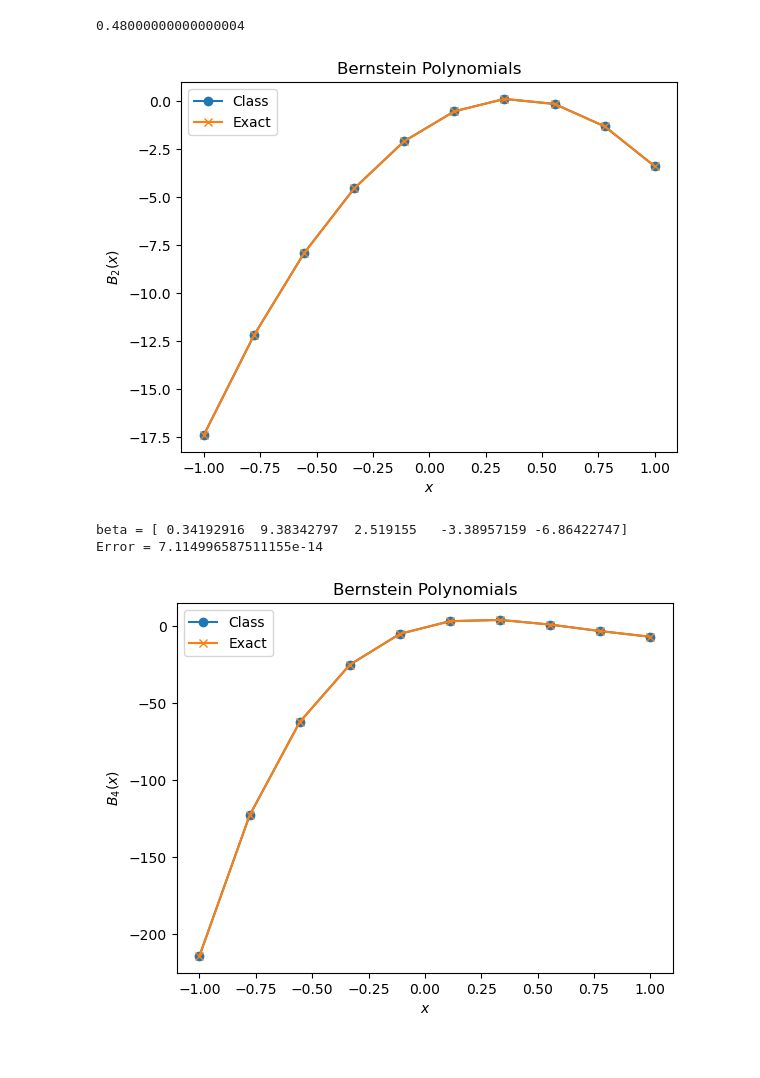
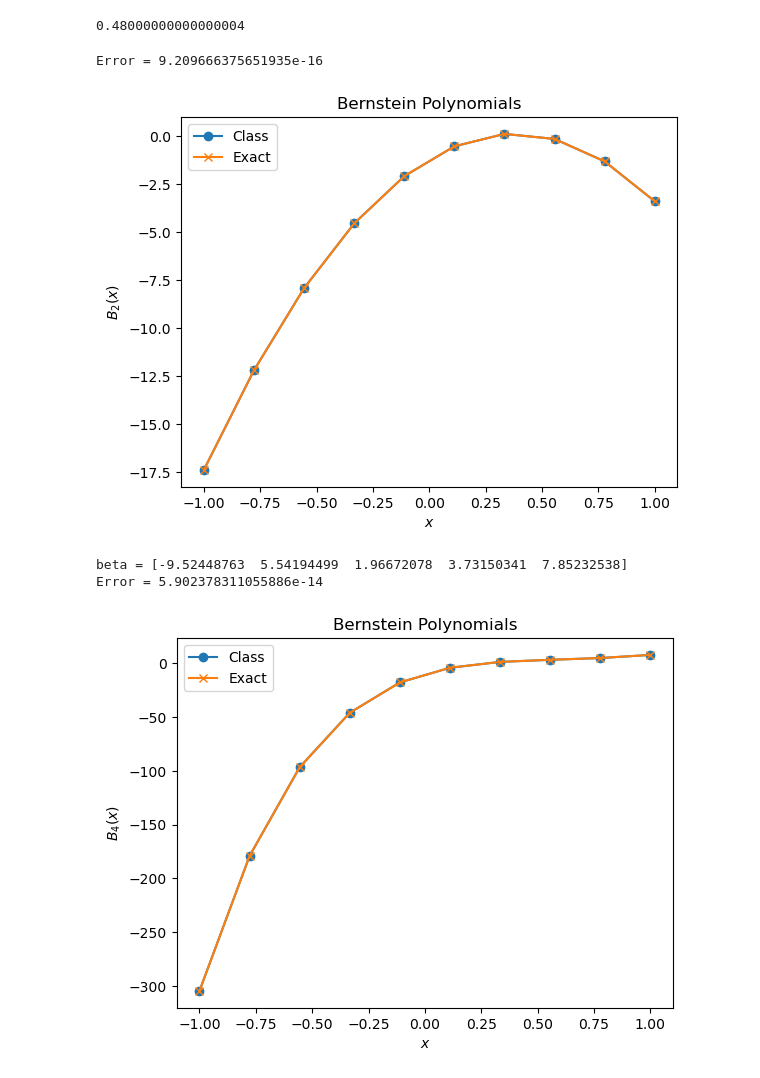
Before and after one commit to colecooper100/vorpy, a Jupyter notebook: bs_weight_function.ipynb, the cells around one changed output. Drawn from its saved outputs; the diff is of its cells as text; code cells hidden in the pictures.

```diff
--- a/bs_weight_function.ipynb
+++ b/bs_weight_function.ipynb
@@ -97,37 +105,37 @@ that is, the $n$-th recurrence of the $0$-th control point.
 **The Implementation of De Casteljau's algorithm** will compute the recurrence levels in descending order and the control points in ascending order. That is, we start with $r = n$ and $i = 0$ and end with $r = 0$ and $i = n$.
 # %%
 class BernsteinPolynomial:
-    def __init__(self, beta):
-        self.set_beta(beta)
+    def __init__(self, order):
+        self.order = int(order)
+        # Initialize the weights to all ones
+        self.weights = np.ones(order + 1)
+        # print('(DEBUG: BP class) self.weights (1) =', self.weights)
 
     # def __repr__(self):
-    #     return f'BernsteinPolynomial({self.beta})'
+    #     return f'BernsteinPolynomial({self.weights})'
 
-    def set_beta(self, beta):
-        self.beta = beta
-        self.n = len(beta) - 1
+    def set_weights(self, weights):
+        self.weights = weights
+        # print('(DEBUG: BP class) self.weights (2) =', self.weights)
+        self.order = len(weights) - 1
 
-    def __call__(self, x0, beta=None):
-        # print('(DEBUG) self.beta =', self.beta)
-        # print('(DEBUG) self.n =', self.n)
+    def __call__(self, x0):
         # print('(DEBUG) x0 =', x0)
-
-        if beta is not None:
-            self.set_beta(beta)
-
-        alpha = np.zeros((self.n + 1, self.n + 1))
+        # print('(DEBUG) weights =', weights)
+        alpha = np.zeros((self.order + 1, self.order + 1))
         # -1 because range does not include the last value
-        for i in range(self.n, -1, -1):
+        for i in range(self.order, -1, -1):
             # print('(DEBUG) i =', i)
             # + 1 because range does not include the last value
-            for r in range(0, self.n - i + 1):
+            for r in range(0, self.order - i + 1):
                 # print('(DEBUG) r =', r)
                 if r == 0:
-                    # print(f'(DEBUG) r==0, alpha[{r}, {i}] =' , self.beta[i])
-                    alpha[r, i] = self.beta[i]
+                    # print(f'(DEBUG) r==0, alpha[{r}, {i}] =' , self.weights[i])
+                    # print('(DEBUG: BP class) self.weights (3) =', self.weights)
+                    alpha[r, i] = self.weights[i]
                 else:
                     alpha[r, i] = alpha[r - 1, i] * (1 - x0) + alpha[r-1, i + 1] * x0
 
         # print('(DEBUG) alpha =\n', alpha)
-        return alpha[self.n, 0]
+        return alpha[self.order, 0]
 # %%
@@ -165,11 +173,14 @@ print(BP4(x0, beta))
 # %% [output]
 0.48000000000000004
 # %%
+order = 2
 x_vec = np.linspace(-1, 1, 10)
 beta = [-1.2, 2.3, -3.4]
-bp = BernsteinPolynomial(beta)
+bp = BernsteinPolynomial(order)
+bp.set_weights(beta)
 y_vec = np.array([bp(x) for x in x_vec])
 y_vec_exact = BP2(x_vec, beta)
+print('Error =', np.linalg.norm(y_vec - y_vec_exact))
 plt.plot(x_vec, y_vec, 'o-', label='Class')
 plt.plot(x_vec, y_vec_exact, 'x-', label='Exact')
 plt.legend()
@@ -178,23 +189,26 @@ plt.xlabel('$x$')
 plt.ylabel('$B_2(x)$')
 plt.show()
 # %% [output]
+Error = 9.209666375651935e-16
 [figure]
 # %%
+order = 4
 x_vec = np.linspace(-1, 1, 10)
-beta = np.random.default_rng().uniform(-10, 10, 5)
+beta = np.random.default_rng().uniform(-10, 10, order + 1)
 print('beta =', beta)
-bp = BernsteinPolynomial(beta)
+bp = BernsteinPolynomial(order)
+bp.set_weights(beta)
 y_vec = np.array([bp(x) for x in x_vec])
 y_vec_exact = BP4(x_vec, beta)
 print('Error =', np.linalg.norm(y_vec - y_vec_exact))
 plt.plot(x_vec, y_vec, 'o-', label='Class')
 plt.plot(x_vec, y_vec_exact, 'x-', label='Exact')
 plt.legend()
 plt.title('Bernstein Polynomials')
 plt.xlabel('$x$')
 plt.ylabel('$B_4(x)$')
 plt.show()
 # %% [output]
-beta = [ 0.34192916  9.38342797  2.519155   -3.38957159 -6.86422747]
-Error = 7.114996587511155e-14
+beta = [-9.52448763  5.54194499  1.96672078  3.73150341  7.85232538]
+Error = 5.902378311055886e-14
-[figure, old version]
+[figure, new version]
```
Also changed, not shown: parts of 12 cells of this notebook.
